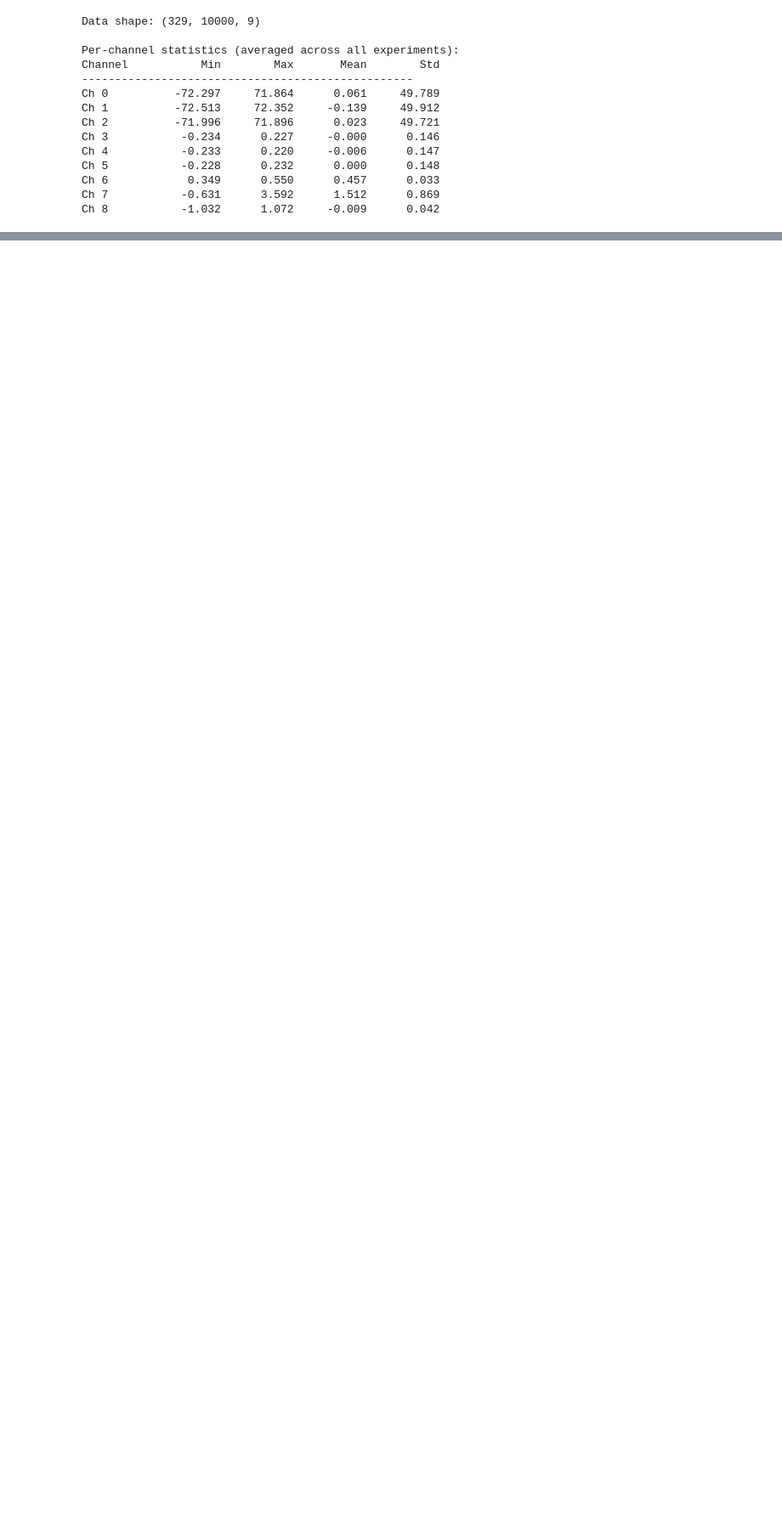
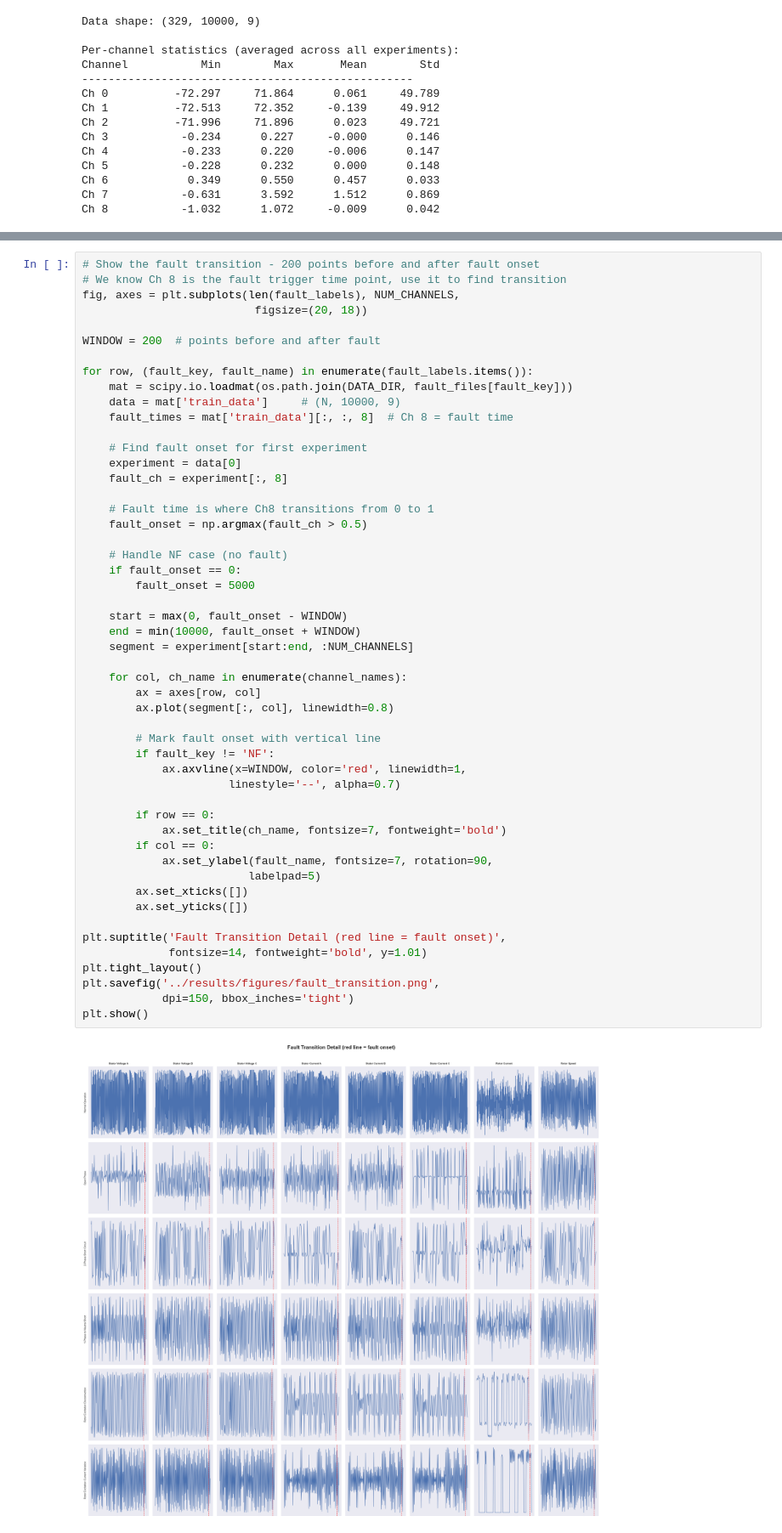
Before and after one commit to dante-jpg2003/Motor_Fault_Detection, a Jupyter notebook: notebooks/01_eda.ipynb, the cells around one changed output, grey strips where cells are left out. Shown at 85% size. Drawn from its saved outputs; the diff is of its cells as text; blank space fills up the shorter version.

```diff
--- a/notebooks/01_eda.ipynb
+++ b/notebooks/01_eda.ipynb
@@ -107,0 +263,53 @@ Ch 8           -1.032      1.072     -0.009      0.042
+# %%
+# Show the fault transition - 200 points before and after fault onset
+# We know Ch 8 is the fault trigger time point, use it to find transition
+fig, axes = plt.subplots(len(fault_labels), NUM_CHANNELS,
+                          figsize=(20, 18))
+
+WINDOW = 200  # points before and after fault
+
+for row, (fault_key, fault_name) in enumerate(fault_labels.items()):
+    mat = scipy.io.loadmat(os.path.join(DATA_DIR, fault_files[fault_key]))
+    data = mat['train_data']     # (N, 10000, 9)
+    fault_times = mat['train_data'][:, :, 8]  # Ch 8 = fault time
+
+    # Find fault onset for first experiment
+    experiment = data[0]
+    fault_ch = experiment[:, 8]
+
+    # Fault time is where Ch8 transitions from 0 to 1
+    fault_onset = np.argmax(fault_ch > 0.5)
+
+    # Handle NF case (no fault)
+    if fault_onset == 0:
+        fault_onset = 5000
+
+    start = max(0, fault_onset - WINDOW)
+    end = min(10000, fault_onset + WINDOW)
+    segment = experiment[start:end, :NUM_CHANNELS]
+
+    for col, ch_name in enumerate(channel_names):
+        ax = axes[row, col]
+        ax.plot(segment[:, col], linewidth=0.8)
+
+        # Mark fault onset with vertical line
+        if fault_key != 'NF':
+            ax.axvline(x=WINDOW, color='red', linewidth=1,
+                      linestyle='--', alpha=0.7)
+
+        if row == 0:
+            ax.set_title(ch_name, fontsize=7, fontweight='bold')
+        if col == 0:
+            ax.set_ylabel(fault_name, fontsize=7, rotation=90,
+                         labelpad=5)
+        ax.set_xticks([])
+        ax.set_yticks([])
+
+plt.suptitle('Fault Transition Detail (red line = fault onset)',
+             fontsize=14, fontweight='bold', y=1.01)
+plt.tight_layout()
+plt.savefig('../results/figures/fault_transition.png',
+            dpi=150, bbox_inches='tight')
+plt.show()
+# %% [output]
+[figure, added]
```
Also changed, not shown: parts of 7 cells of this notebook, 5 other files.
